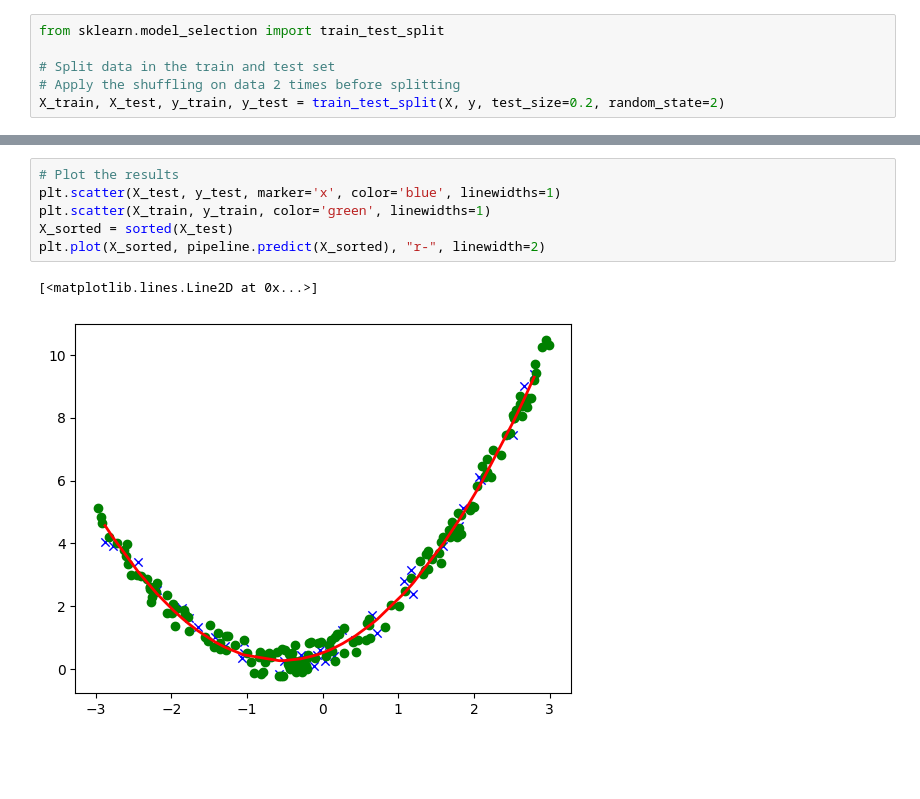
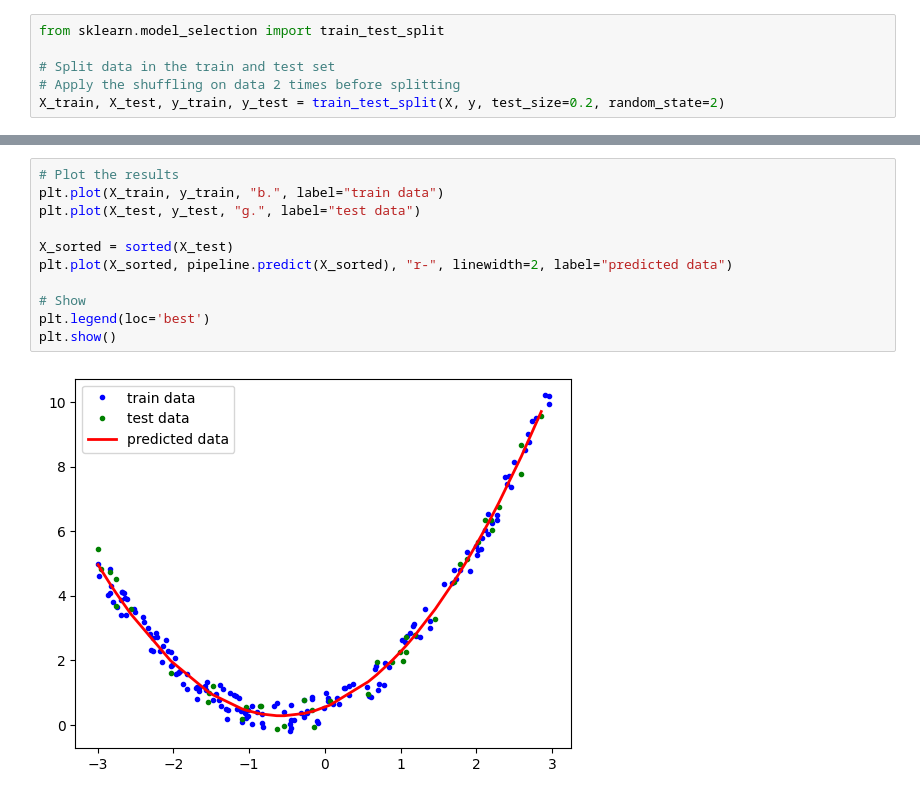
Before and after one commit to chipbk10/AI, a Jupyter notebook: Regression/polinomial_regression.ipynb, the cells around one changed output, grey strips where cells are left out. Drawn from its saved outputs; the diff is of its cells as text; blank space fills up the shorter version.

```diff
--- a/Regression/polinomial_regression.ipynb
+++ b/Regression/polinomial_regression.ipynb
@@ -85,9 +85,13 @@ Model determination:  0.9906480312637495
 # %%
 # Plot the results
-plt.scatter(X_test, y_test, marker='x', color='blue', linewidths=1)
-plt.scatter(X_train, y_train, color='green', linewidths=1)
+plt.plot(X_train, y_train, "b.", label="train data")
+plt.plot(X_test, y_test, "g.", label="test data")
+
 X_sorted = sorted(X_test)
-plt.plot(X_sorted, pipeline.predict(X_sorted), "r-", linewidth=2)
+plt.plot(X_sorted, pipeline.predict(X_sorted), "r-", linewidth=2, label="predicted data")
+
+# Show
+plt.legend(loc='best')
+plt.show()
 # %% [output]
-[<matplotlib.lines.Line2D at 0x...>]
-[figure, old version]
+[figure, new version]
```
Also changed, not shown: parts of 4 cells of this notebook.
